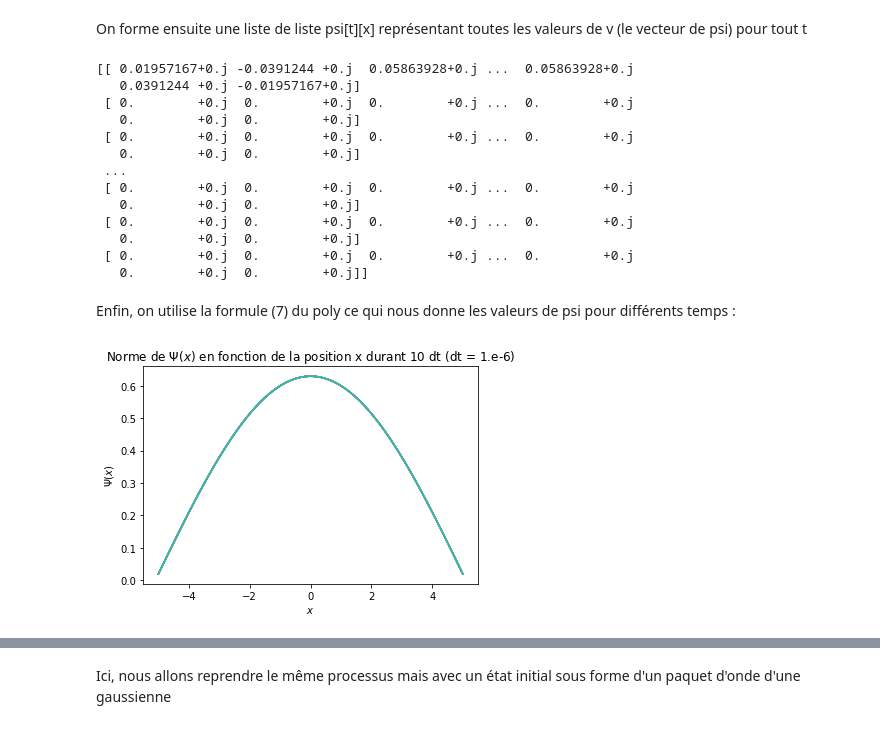
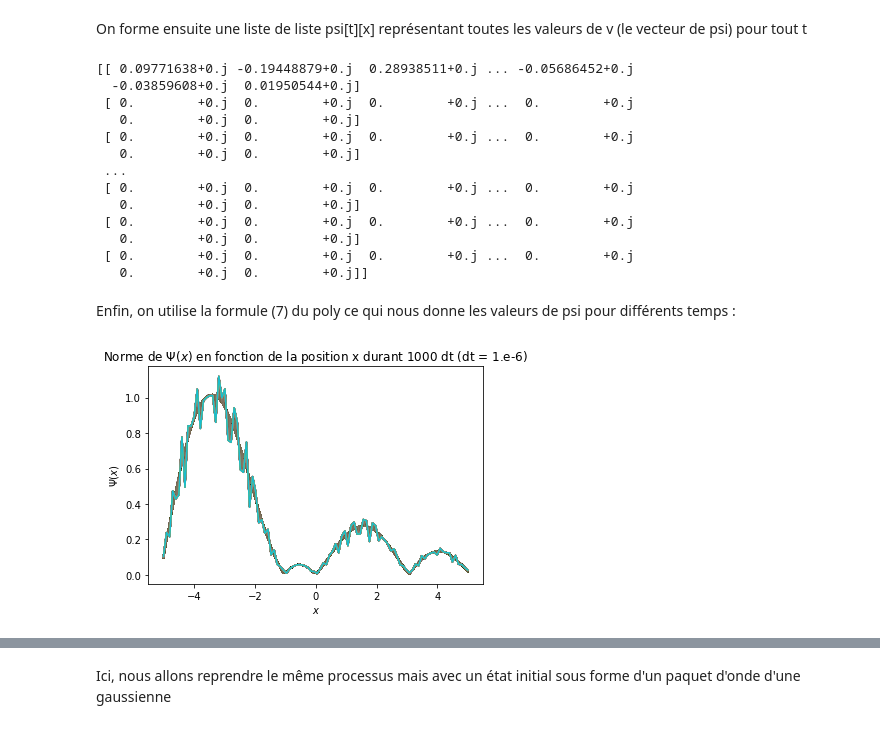
Before and after one commit to lucasboistay/shrodinger_simulation, a Jupyter notebook: evo_temp.ipynb, the cells around one changed output, grey strips where cells are left out. Saved outputs shown, nothing was run; the diff lists cells and outputs as text; code cells hidden in the pictures.

```diff
--- a/evo_temp.ipynb
+++ b/evo_temp.ipynb
@@ -105,11 +105,14 @@ p = 0
 
 for i in range(N):
     psi[0][i] = v[i][p]
+    psi[0][i] += v[i][p+1]
+    psi[0][i] += v[i][p+2]
+    psi[0][i] += v[i][p+3]
 psi[0] = normalize(psi[0],dx)
 print(psi)
 # %% [output]
-[[ 0.01957167+0.j -0.0391244 +0.j  0.05863928+0.j ...  0.05863928+0.j
-   0.0391244 +0.j -0.01957167+0.j]
+[[ 0.09771638+0.j -0.19448879+0.j  0.28938511+0.j ... -0.05686452+0.j
+  -0.03859608+0.j  0.01950544+0.j]
  [ 0.        +0.j  0.        +0.j  0.        +0.j ...  0.        +0.j
    0.        +0.j  0.        +0.j]
  [ 0.        +0.j  0.        +0.j  0.        +0.j ...  0.        +0.j
@@ -123,28 +126,3 @@ print(psi)
    0.        +0.j  0.        +0.j]]
 # %% [markdown]
 Enfin, on utilise la formule (7) du poly ce qui nous donne les valeurs de psi pour différents temps :
-# %%
-def pass_time(psi,H):
-    for i in range(M-1):
-        psi[i+1] = psi[i] - dt*np.matmul(1j*H,psi[i])
-        psi[i+1] = normalize(psi[i+1],dx)
-
-# On crée la fonction pour afficher les graphiques
-
-dt_approx = np.format_float_scientific(dt, precision = 1, exp_digits=1)
-
-def get_graph(v,name,nb_dt):
-    normev = np.abs(v)
-    for i in range(nb_dt):
-        plt.plot(x,normev[i],label="Numérique $t=%i \cdot dt$" %i)
-    plt.xlabel('$x$')
-    plt.ylabel('$\Psi(x)$')
-    plt.title('Norme de $\Psi(x)$ en fonction de la position x durant %i dt (dt = %s)' %(nb_dt,dt_approx))
-    plt.savefig('docs/tempo/psi_fonction_de_x_%s_m%i_duree_%i.pdf' %(name,M,nb_dt),format='pdf')
-    plt.savefig('docs/tempo/psi_fonction_de_x_%s_m%i_duree_%i.jpeg' %(name,M,nb_dt),format='jpeg')
-    plt.show()
-
-pass_time(psi,H)
-get_graph(psi,"euler_etat_statio0",10)
-# %% [output]
-[figure, removed]
@@ -150,0 +182,4 @@ get_graph(psi,"euler_etat_statio0",10)
+# %%
+get_graph(psi,"euler_etat_statio0",1000)
+# %% [output]
+[figure, added]
```
Also changed, not shown: parts of 10 cells of this notebook, 20 other files.
